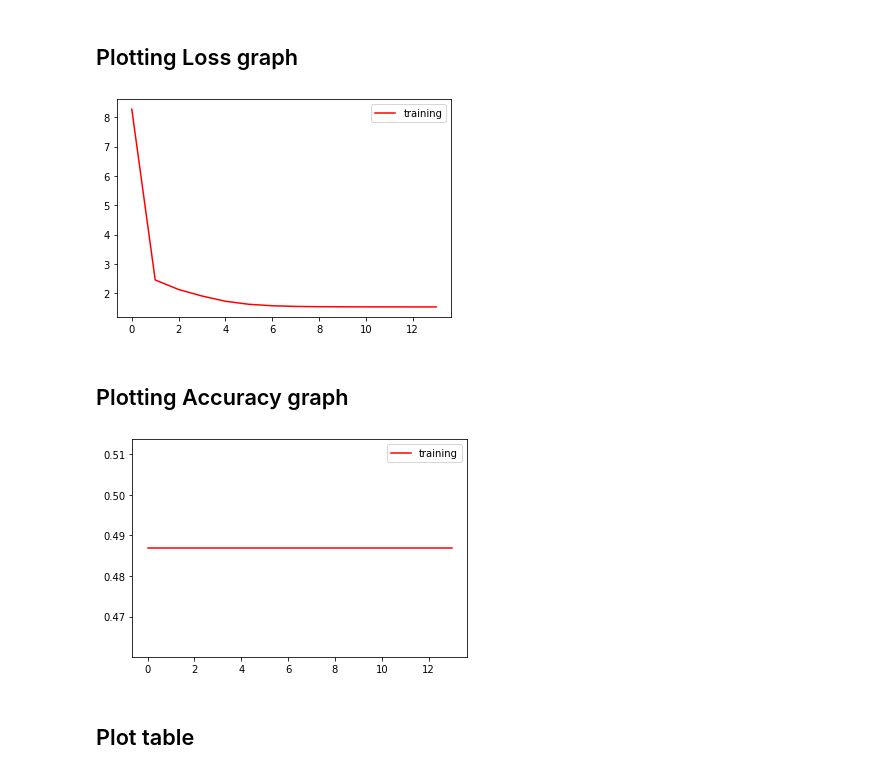
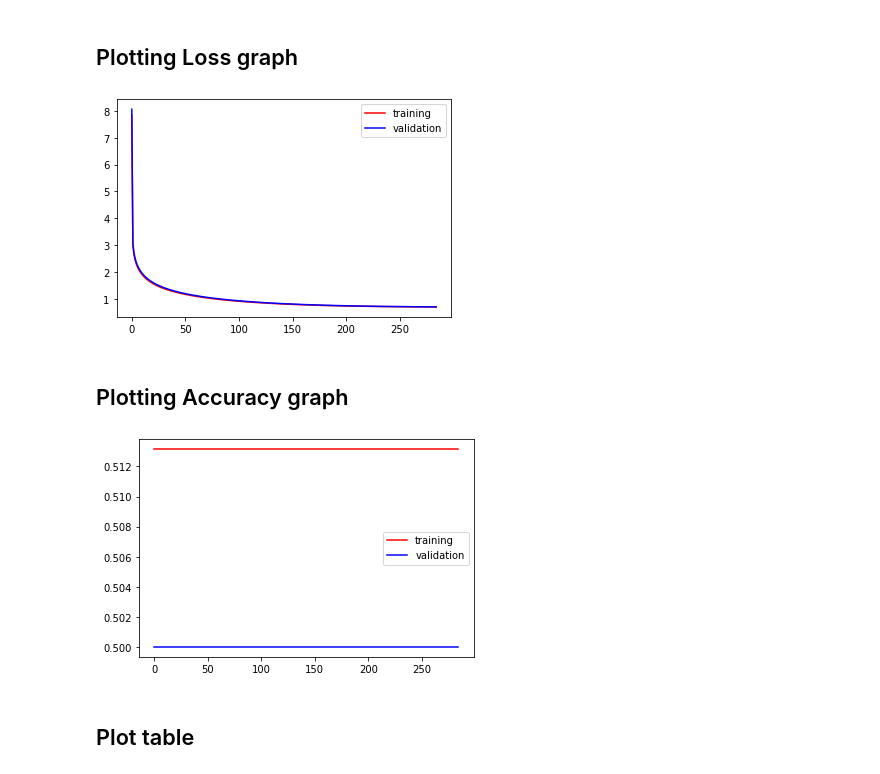
Before and after one commit to icdsw07/machineLearning, a Jupyter notebook: Assignment03.ipynb, the cells around one changed output. Saved outputs shown, nothing was run; the diff lists cells and outputs as text; code cells hidden in the pictures.

Commit message:
Complete functions and Plot graphs

```diff
--- a/Assignment03.ipynb
+++ b/Assignment03.ipynb
@@ -216,20 +228,20 @@ lossFirst:  8.270921478145118
 ## Plotting Loss graph
 # %%
 plt.plot(loss_list_train,label='training',color= 'r')
-#plt.plot(loss_list_val,label='validation',color = 'b')
+plt.plot(loss_list_val,label='validation',color = 'b')
 plt.legend()
 plt.show()
 # %% [output]
-[figure, old version]
+[figure, new version]
 # %% [markdown]
 ## Plotting Accuracy graph
 # %%
 plt.plot(accuracy_list_train,label='training', color='r')
-#plt.plot(accuracy_list_val,label='validation',color='b')
+plt.plot(accuracy_list_val,label='validation',color='b')
 plt.legend()
 plt.show()
 # %% [output]
-[figure, old version]
+[figure, new version]
 # %% [markdown]
 ## Plot table
 # %%
```
Also changed, not shown: parts of 10 cells of this notebook.
